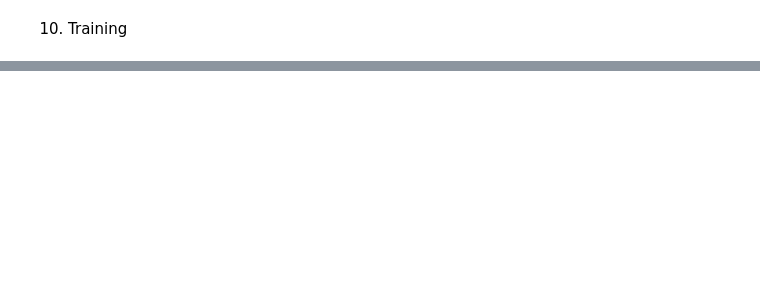
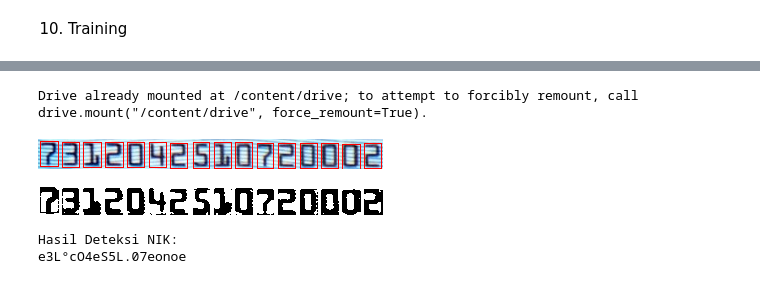
Before and after one commit to DhayuIntan/2141720026_PCVK_2023, a Jupyter notebook: week-12/Week12.ipynb, the cells around one changed output, grey strips where cells are left out. Drawn from its saved outputs; the diff is of its cells as text; code cells hidden in the pictures; blank space fills up the shorter version.

```diff
--- a/week-12/Week12.ipynb
+++ b/week-12/Week12.ipynb
@@ -652,0 +821,50 @@ ValueError: ignored
+# %%
+import cv2
+import pytesseract
+from google.colab import drive
+from google.colab.patches import cv2_imshow
+
+# Menghubungkan ke Google Drive
+drive.mount('/content/drive')
+
+# Path gambar KTP
+image_path = '/content/drive/MyDrive/Images/KTP_Morecropped_ktp.png'
+
+# Membaca gambar KTP menggunakan OpenCV
+try:
+    img = cv2.imread(image_path)
+
+    # Mengecek apakah gambar berhasil dibaca
+    if img is None:
+        raise FileNotFoundError("File not found or could not be read.")
+
+    # Konversi gambar ke skala abu-abu
+    gray = cv2.cvtColor(img, cv2.COLOR_BGR2GRAY)
+
+    # Menggunakan filter Gaussian untuk menghilangkan noise
+    blurred = cv2.GaussianBlur(gray, (5, 5), 0)
+
+    # Menggunakan metode thresholding untuk mengubah gambar menjadi biner
+    _, binary = cv2.threshold(blurred, 0, 255, cv2.THRESH_BINARY + cv2.THRESH_OTSU)
+
+    # Menampilkan gambar asli dan gambar hasil preprocessing
+    cv2_imshow(img)
+    cv2_imshow(binary)
+
+    # Menggunakan pytesseract untuk mengekstrak teks dari gambar
+    text = pytesseract.image_to_string(binary)
+
+    # Menampilkan hasil deteksi teks
+    print('Hasil Deteksi NIK:')
+    print(text)
+
+except FileNotFoundError as e:
+    print(e)
+except Exception as e:
+    print("An error occurred:", e)
+# %% [output]
+Drive already mounted at /content/drive; to attempt to forcibly remount, call drive.mount("/content/drive", force_remount=True).
+[figure, added]
+[figure, added]
+Hasil Deteksi NIK:
+e3L°cO4eS5L.07eonoe
```
Also changed, not shown: parts of 16 cells of this notebook.
